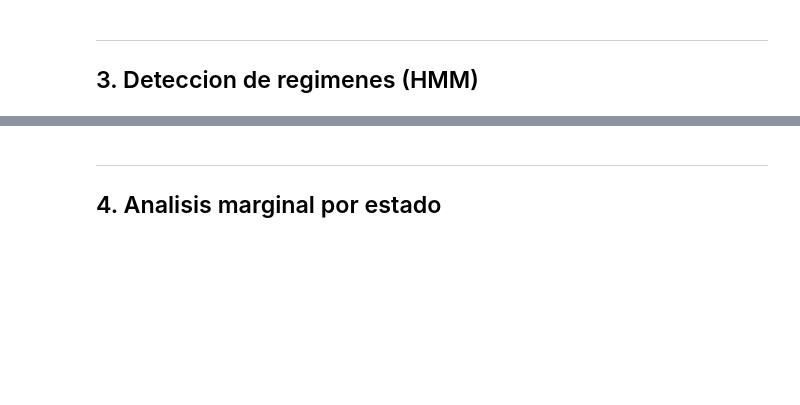
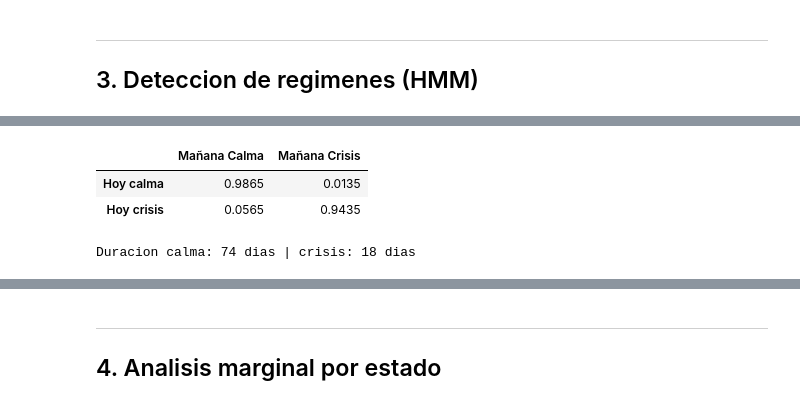
Before and after one commit to raulrodriguezlr/PracticaGestionDeRiesgos, a Jupyter notebook: main.ipynb, the cells around one changed output, grey strips where cells are left out. Drawn from its saved outputs; the diff is of its cells as text; code cells hidden in the pictures; blank space fills up the shorter version.

```diff
--- a/main.ipynb
+++ b/main.ipynb
@@ -110,10 +140,15 @@ print(f"Calma: vol={vol_calma:.4f} | Crisis: vol={vol_crisis:.4f} | Ratio: {vol_
 # %%
-trans_df = pd.DataFrame(hmm_model.transmat_, index=['Calma', 'Crisis'], columns=['->Calma', '->Crisis'])
+trans_df = pd.DataFrame(hmm_model.transmat_, index=[' Hoy calma', 'Hoy crisis'], columns=['Mañana Calma', 'Mañana Crisis'])
 display(trans_df.round(4))
 
 dur_calma = 1 / hmm_model.transmat_[0, 1]
 dur_crisis = 1 / hmm_model.transmat_[1, 0]
 print(f"Duracion calma: {dur_calma:.0f} dias | crisis: {dur_crisis:.0f} dias")
+# %% [output]
+|  | Mañana Calma | Mañana Crisis |
+| Hoy calma | 0.9865 | 0.0135 |
+| Hoy crisis | 0.0565 | 0.9435 |
+Duracion calma: 74 dias | crisis: 18 dias
 # %%
 fig, axes = plt.subplots(2, 1, figsize=(16, 8), gridspec_kw={'height_ratios': [3, 1]})
 price_data = prices[MARKET_TICKER].loc[returns.index]
```
Also changed, not shown: parts of 34 cells of this notebook.
